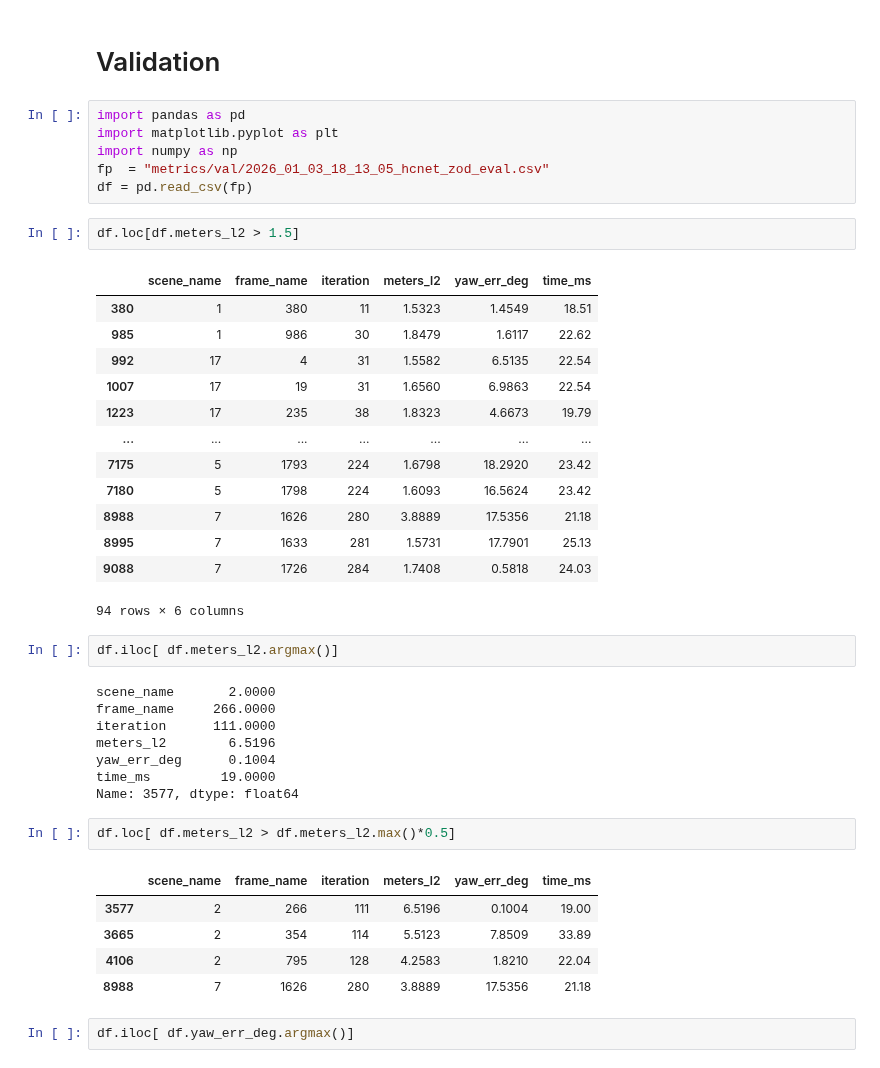
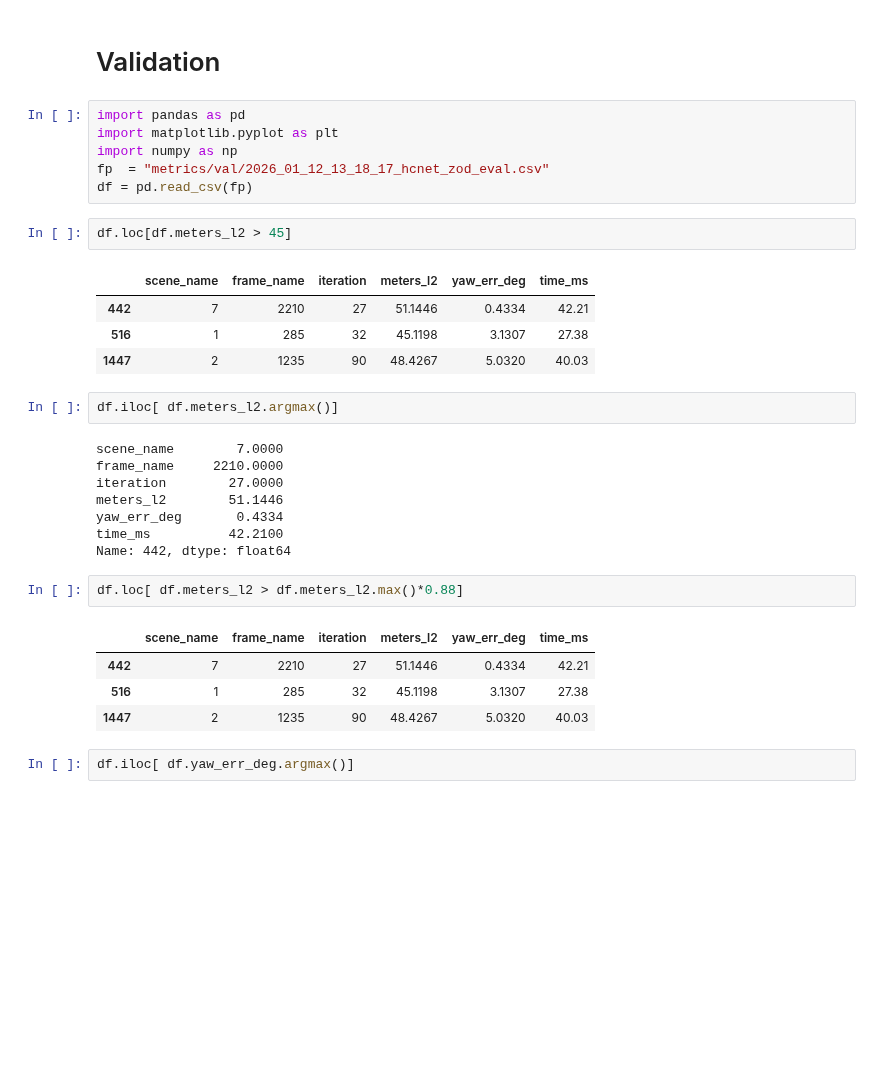
Before and after one commit to ifinckh/2025_sem_proj_FINCKH_VITA, a Jupyter notebook: training_visualization.ipynb, the cells around one changed output. Drawn from its saved outputs; the diff is of its cells as text; blank space fills up the shorter version.

```diff
--- a/training_visualization.ipynb
+++ b/training_visualization.ipynb
@@ -87,42 +87,32 @@ plot_metric(df_model_1, 'Og, batch = 16, longer')
 import pandas as pd
 import matplotlib.pyplot as plt
 import numpy as np
-fp  = "metrics/val/2026_01_03_18_13_05_hcnet_zod_eval.csv"
+fp  = "metrics/val/2026_01_12_13_18_17_hcnet_zod_eval.csv"
 df = pd.read_csv(fp)
 # %%
-df.loc[df.meters_l2 > 1.5]
+df.loc[df.meters_l2 > 45]
 # %% [output]
 |  | scene_name | frame_name | iteration | meters_l2 | yaw_err_deg | time_ms |
-| 380 | 1 | 380 | 11 | 1.5323 | 1.4549 | 18.51 |
-| 985 | 1 | 986 | 30 | 1.8479 | 1.6117 | 22.62 |
-| 992 | 17 | 4 | 31 | 1.5582 | 6.5135 | 22.54 |
-| 1007 | 17 | 19 | 31 | 1.6560 | 6.9863 | 22.54 |
-| 1223 | 17 | 235 | 38 | 1.8323 | 4.6673 | 19.79 |
-| ... | ... | ... | ... | ... | ... | ... |
-| 7175 | 5 | 1793 | 224 | 1.6798 | 18.2920 | 23.42 |
-| 7180 | 5 | 1798 | 224 | 1.6093 | 16.5624 | 23.42 |
-| 8988 | 7 | 1626 | 280 | 3.8889 | 17.5356 | 21.18 |
-| 8995 | 7 | 1633 | 281 | 1.5731 | 17.7901 | 25.13 |
-| 9088 | 7 | 1726 | 284 | 1.7408 | 0.5818 | 24.03 |
+| 442 | 7 | 2210 | 27 | 51.1446 | 0.4334 | 42.21 |
+| 516 | 1 | 285 | 32 | 45.1198 | 3.1307 | 27.38 |
+| 1447 | 2 | 1235 | 90 | 48.4267 | 5.0320 | 40.03 |
-94 rows × 6 columns
 # %%
 df.iloc[ df.meters_l2.argmax()]
 # %% [output]
-scene_name       2.0000
-frame_name     266.0000
-iteration      111.0000
-meters_l2        6.5196
-yaw_err_deg      0.1004
-time_ms         19.0000
-Name: 3577, dtype: float64
+scene_name        7.0000
+frame_name     2210.0000
+iteration        27.0000
+meters_l2        51.1446
+yaw_err_deg       0.4334
+time_ms          42.2100
+Name: 442, dtype: float64
 # %%
-df.loc[ df.meters_l2 > df.meters_l2.max()*0.5]
+df.loc[ df.meters_l2 > df.meters_l2.max()*0.88]
 # %% [output]
 |  | scene_name | frame_name | iteration | meters_l2 | yaw_err_deg | time_ms |
-| 3577 | 2 | 266 | 111 | 6.5196 | 0.1004 | 19.00 |
-| 3665 | 2 | 354 | 114 | 5.5123 | 7.8509 | 33.89 |
-| 4106 | 2 | 795 | 128 | 4.2583 | 1.8210 | 22.04 |
-| 8988 | 7 | 1626 | 280 | 3.8889 | 17.5356 | 21.18 |
+| 442 | 7 | 2210 | 27 | 51.1446 | 0.4334 | 42.21 |
+| 516 | 1 | 285 | 32 | 45.1198 | 3.1307 | 27.38 |
+| 1447 | 2 | 1235 | 90 | 48.4267 | 5.0320 | 40.03 |
 # %%
 df.iloc[ df.yaw_err_deg.argmax()]
 # %% [output]
```
Also changed, not shown: parts of 10 cells of this notebook, 56 other files.
